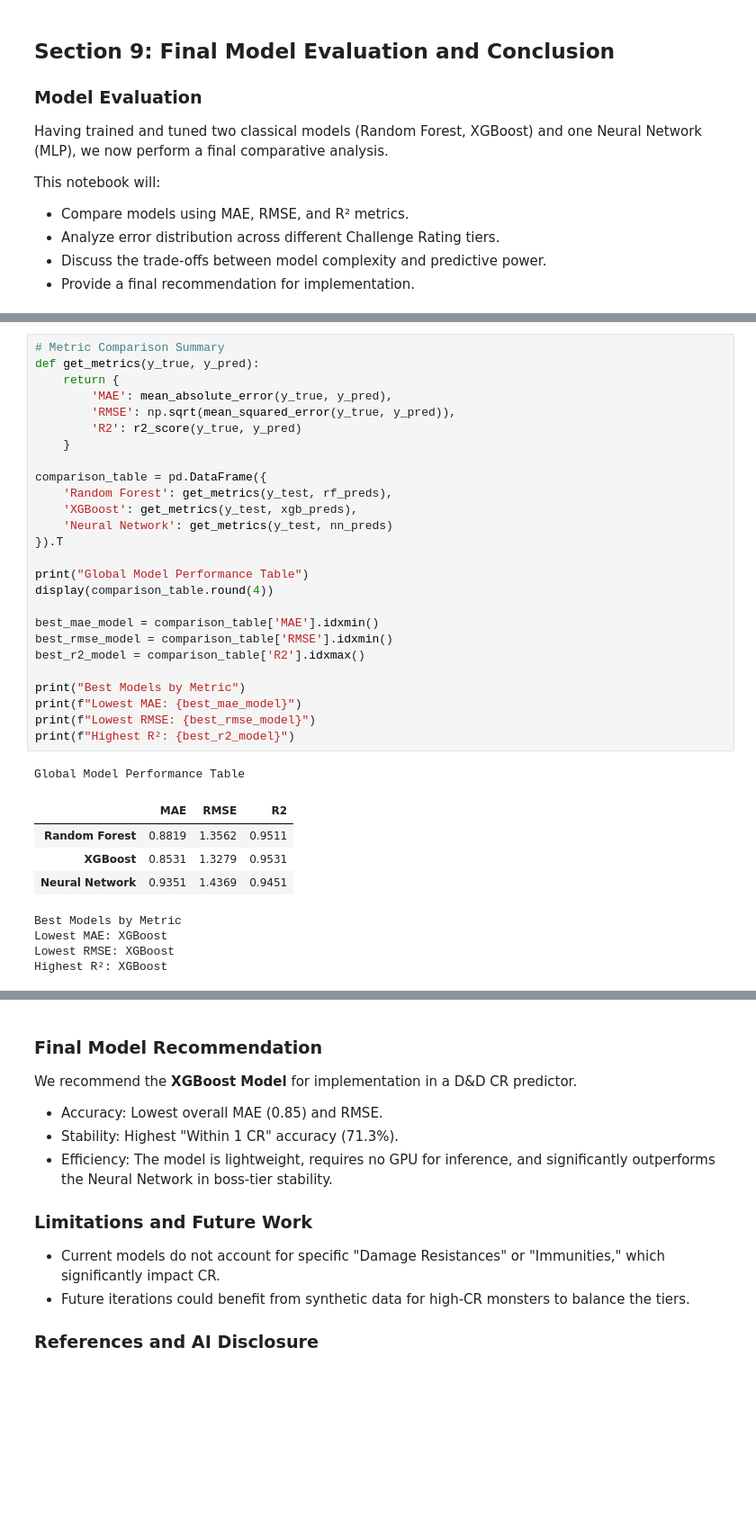
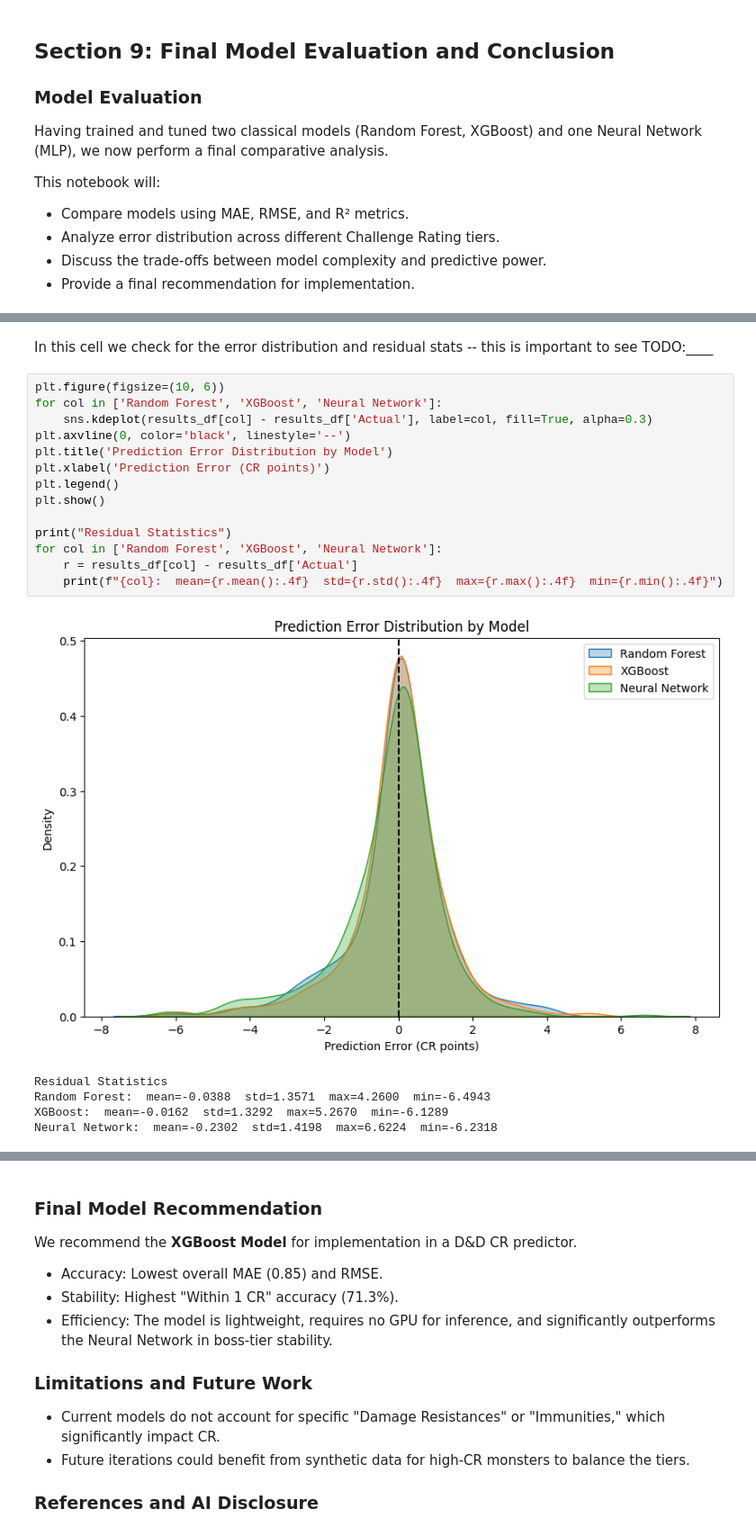
Before and after one commit to adg30/INTSY-MCO, a Jupyter notebook: notebooks/09_evaluation_and_conclusion.ipynb, the cells around one changed output, grey strips where cells are left out. Shown at 90% size. Saved outputs shown, nothing was run; the diff lists cells and outputs as text; blank space fills up the shorter version.

Commit message:
chore: reorganized + simplified code
also added temp markdowns for each cell

```diff
--- a/notebooks/09_evaluation_and_conclusion.ipynb
+++ b/notebooks/09_evaluation_and_conclusion.ipynb
@@ -119,36 +202,22 @@ XGBoost: MAE improved by 0.0504 after tuning
+# %% [markdown]
+In this cell we check for the error distribution and residual stats -- this is important to see TODO:____
 # %%
-# Metric Comparison Summary
-def get_metrics(y_true, y_pred):
-    return {
-        'MAE': mean_absolute_error(y_true, y_pred),
-        'RMSE': np.sqrt(mean_squared_error(y_true, y_pred)),
-        'R2': r2_score(y_true, y_pred)
-    }
+plt.figure(figsize=(10, 6))
+for col in ['Random Forest', 'XGBoost', 'Neural Network']:
+    sns.kdeplot(results_df[col] - results_df['Actual'], label=col, fill=True, alpha=0.3)
+plt.axvline(0, color='black', linestyle='--')
+plt.title('Prediction Error Distribution by Model')
+plt.xlabel('Prediction Error (CR points)')
+plt.legend()
+plt.show()
 
-comparison_table = pd.DataFrame({
-    'Random Forest': get_metrics(y_test, rf_preds),
-    'XGBoost': get_metrics(y_test, xgb_preds),
-    'Neural Network': get_metrics(y_test, nn_preds)
-}).T
-
-print("Global Model Performance Table")
-display(comparison_table.round(4))
-
-best_mae_model = comparison_table['MAE'].idxmin()
-best_rmse_model = comparison_table['RMSE'].idxmin()
-best_r2_model = comparison_table['R2'].idxmax()
-
-print("Best Models by Metric")
-print(f"Lowest MAE: {best_mae_model}")
-print(f"Lowest RMSE: {best_rmse_model}")
-print(f"Highest R²: {best_r2_model}")
+print("Residual Statistics")
+for col in ['Random Forest', 'XGBoost', 'Neural Network']:
+    r = results_df[col] - results_df['Actual']
+    print(f"{col}:  mean={r.mean():.4f}  std={r.std():.4f}  max={r.max():.4f}  min={r.min():.4f}")
 # %% [output]
+[figure, added]
-Global Model Performance Table
+Residual Statistics
+Random Forest:  mean=-0.0388  std=1.3571  max=4.2600  min=-6.4943
+XGBoost:  mean=-0.0162  std=1.3292  max=5.2670  min=-6.1289
+Neural Network:  mean=-0.2302  std=1.4198  max=6.6224  min=-6.2318
-|  | MAE | RMSE | R2 |
-| Random Forest | 0.8819 | 1.3562 | 0.9511 |
-| XGBoost | 0.8531 | 1.3279 | 0.9531 |
-| Neural Network | 0.9351 | 1.4369 | 0.9451 |
-Best Models by Metric
-Lowest MAE: XGBoost
-Lowest RMSE: XGBoost
-Highest R²: XGBoost
```
Also changed, not shown: parts of 37 cells of this notebook.
